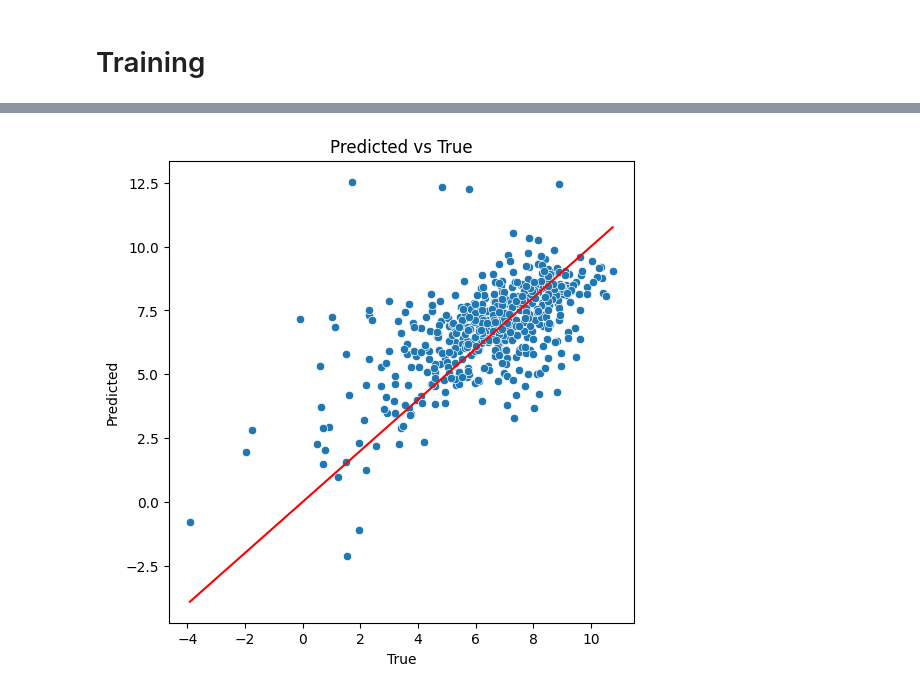
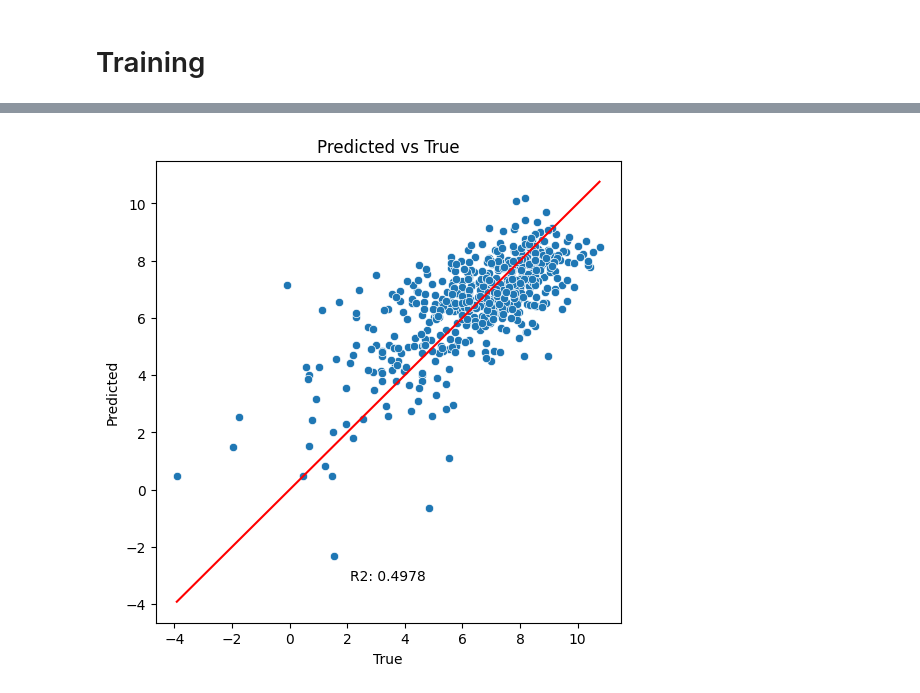
Before and after one commit to junhakunha/drug_toxicology_prediction, a Jupyter notebook: notebooks/J04_gnn_clean.ipynb, the cells around one changed output, grey strips where cells are left out. Saved outputs shown, nothing was run; the diff lists cells and outputs as text; code cells hidden in the pictures.

```diff
--- a/notebooks/J04_gnn_clean.ipynb
+++ b/notebooks/J04_gnn_clean.ipynb
@@ -150,19 +150,26 @@ class GCNRegressionModel(nn.Module):
         self.conv3 = GCNConv(64, 64)         # Third GCN layer
         self.conv4 = GCNConv(64, 32)         # Fourth GCN layer
         self.fc = nn.Linear(32, 1)          # Fully connected layer for regression
+        self.dropout = 0.5                 # Dropout rate
 
     def forward(self, data):
         x, edge_index, batch = data.x, data.edge_index, data.batch
 
         # Apply GCN layers with ReLU activation
+        # Apply dropout at all layers except the last one
+
         x = self.conv1(x, edge_index)
         x = F.relu(x)
+        x = F.dropout(x, p=self.dropout, training=self.training)
         x = self.conv2(x, edge_index)
         x = F.relu(x)
+        x = F.dropout(x, p=self.dropout, training=self.training)
         x = self.conv3(x, edge_index)
         x = F.relu(x)
+        x = F.dropout(x, p=self.dropout, training=self.training)
         x = self.conv4(x, edge_index)
         x = F.relu(x)
+        x = F.dropout(x, p=self.dropout, training=self.training)
 
         # Global mean pooling to aggregate node features for each graph
         x = global_mean_pool(x, batch)
@@ -175,10 +182,11 @@ class GCNRegressionModel(nn.Module):
 class RGCNRegressionModel(torch.nn.Module):
     def __init__(self, input_dim, num_edge_types):
         super().__init__()
-        self.conv1 = RGCNConv(input_dim, 256, num_relations=num_edge_types)
-        self.conv2 = RGCNConv(256, 256, num_relations=num_edge_types)
-        self.conv3 = RGCNConv(256, 32, num_relations=num_edge_types)
+        self.conv1 = RGCNConv(input_dim, 128, num_relations=num_edge_types)
+        self.conv2 = RGCNConv(128, 128, num_relations=num_edge_types)
+        self.conv3 = RGCNConv(128, 32, num_relations=num_edge_types)
         self.fc = torch.nn.Linear(32, 1)
+        self.dropout = 0.2
 
     def forward(self, data):
         x, edge_index, edge_type, batch = data.x, data.edge_index, data.edge_type, data.batch
@@ -186,12 +194,15 @@ class RGCNRegressionModel(torch.nn.Module):
         # Apply RGCN layers with ReLU activation
         x = self.conv1(x, edge_index=edge_index, edge_type=edge_type)
         x = F.relu(x)
+        x = F.dropout(x, p=self.dropout, training=self.training)
 
         x = self.conv2(x, edge_index=edge_index, edge_type=edge_type)
         x = F.relu(x)
+        x = F.dropout(x, p=self.dropout, training=self.training)
 
         x = self.conv3(x, edge_index=edge_index, edge_type=edge_type)
         x = F.relu(x)
+        # x = F.dropout(x, p=self.dropout, training=self.training)
 
         # Global mean pooling to aggregate node features for each graph
         x = global_mean_pool(x, batch)
@@ -303,14 +315,19 @@ Validation Loss: 25.4201
 # %%
 # Plot predicted vs true values
 plt.figure(figsize=(6, 6))
 sns.scatterplot(x=y_true, y=y_pred)
 # Add a line
 x_plot = np.linspace(min(y_true), max(y_true), 100)
 plt.plot(x_plot, x_plot, color='r')
 
+
+# Calculate and display R2 score on graph
+from sklearn.metrics import r2_score
+r2 = r2_score(y_true, y_pred)
+plt.text(0.5, 0.1, f'R2: {r2:.4f}', ha='center', va='center', transform=plt.gca().transAxes)
 plt.xlabel('True')
 plt.ylabel('Predicted')
 plt.title('Predicted vs True')
 plt.show()
 # %% [output]
-[figure, old version]
+[figure, new version]
```
Also changed, not shown: parts of 3 cells of this notebook, 9 other files.
